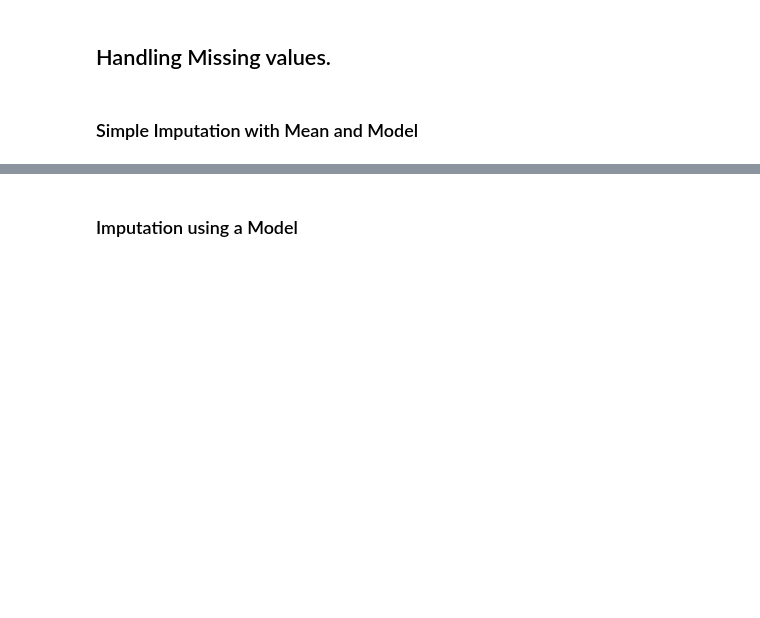
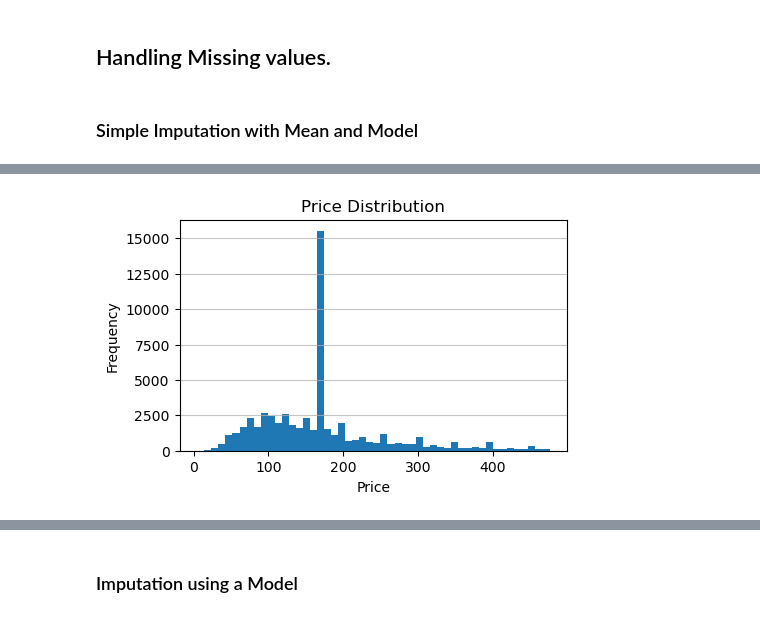
Before and after one commit to DATS6103-Team5/FinalProject, a Jupyter notebook: Data_Preprocessing.ipynb, the cells around one changed output, grey strips where cells are left out. Cells and saved outputs as stored; diff of their text form; code cells hidden in the pictures; blank space fills up the shorter version.

```diff
--- a/Data_Preprocessing.ipynb
+++ b/Data_Preprocessing.ipynb
@@ -457,3 +460,10 @@ starter_listings_df[cat_cols].describe()
+# %%
+#Remove outliers for all Numerical Columns
+Q1 = starter_listings_df[num_cols].quantile(0.25)
+Q3 = starter_listings_df[num_cols].quantile(0.75)
+IQR = Q3 - Q1
+starter_listings_df = starter_listings_df[~((starter_listings_df[num_cols] < (Q1 - 1.5 * IQR)) |
+                                   (starter_listings_df[num_cols] > (Q3 + 1.5 * IQR))).any(axis=1)]
 # %% [markdown]
 ## Handling Missing values.
 # %% [markdown]
@@ -485,0 +506,16 @@ memory usage: 12.0 MB
+# %%
+"""
+1. Price distribution
+"""
+import pandas as pd
+import matplotlib.pyplot as plt
+
+plt.figure(figsize=(5,3))
+plt.hist(simple_imputed_df['price'], bins=50)
+plt.title('Price Distribution')
+plt.xlabel('Price')
+plt.ylabel('Frequency')
+plt.grid(axis='y', alpha=0.75)
+plt.show()
+# %% [output]
+[figure, added]
```
Also changed, not shown: parts of 17 cells of this notebook.
